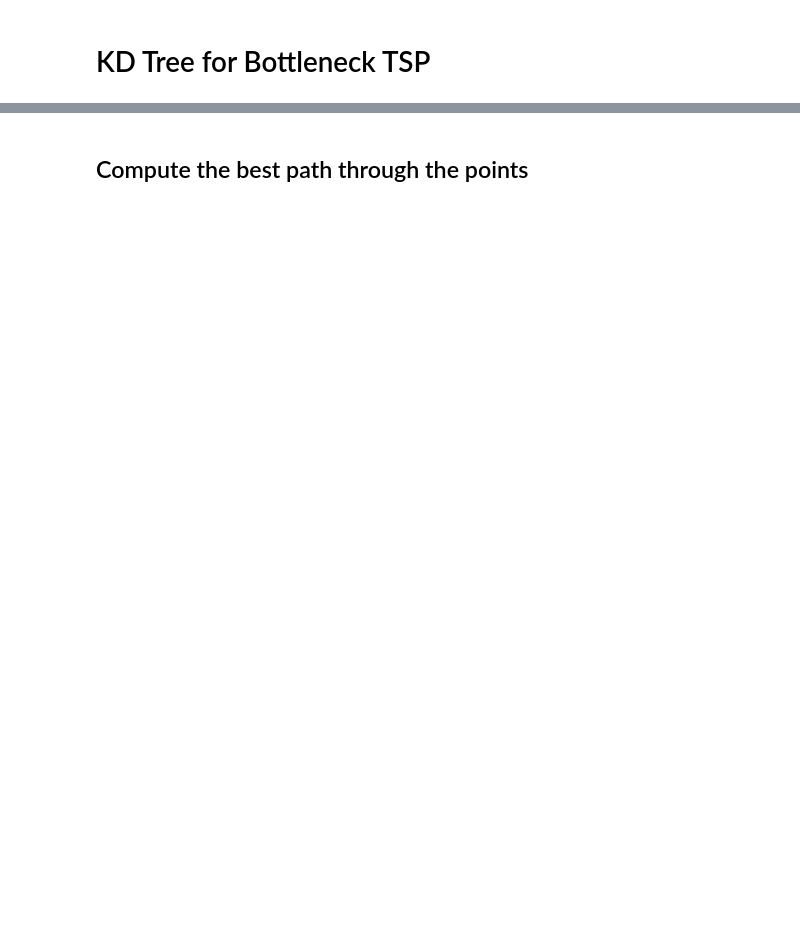
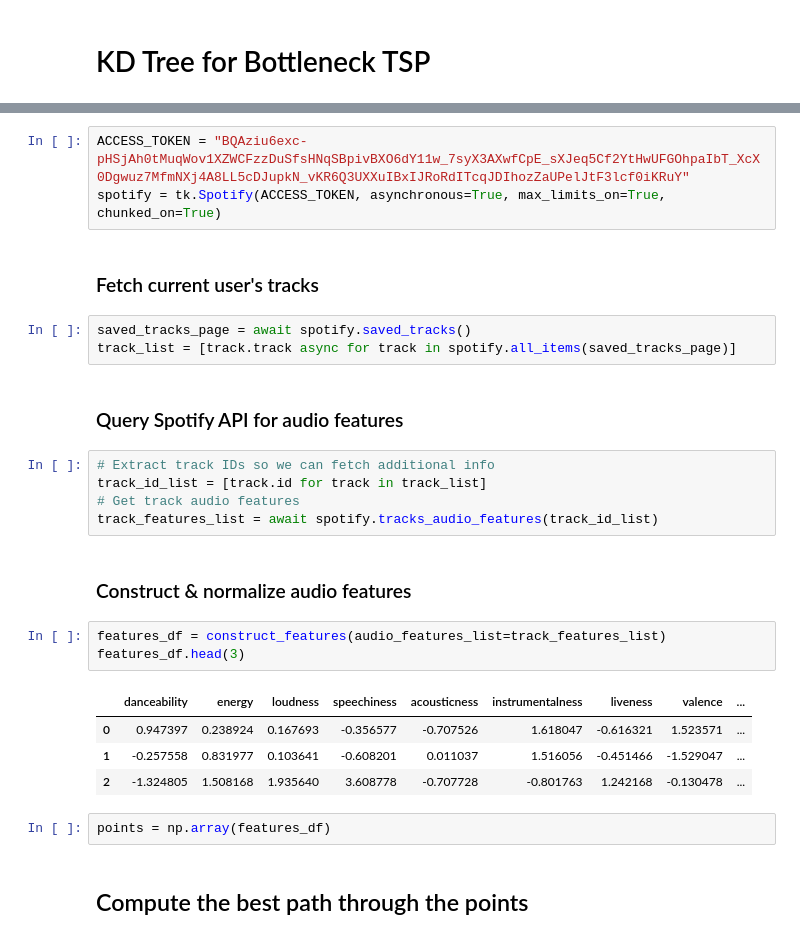
Before and after one commit to tasercake/smoothify, a Jupyter notebook: smoothify/notebooks/K-D Tree.ipynb, the cells around one changed output, grey strips where cells are left out. Drawn from its saved outputs; the diff is of its cells as text; blank space fills up the shorter version.

```diff
--- a/smoothify/notebooks/K-D Tree.ipynb
+++ b/smoothify/notebooks/K-D Tree.ipynb
@@ -33,2 +12,29 @@ points = np.array(df)
+# %%
+ACCESS_TOKEN = "BQAziu6exc-pHSjAh0tMuqWov1XZWCFzzDuSfsHNqSBpivBXO6dY11w_7syX3AXwfCpE_sXJeq5Cf2YtHwUFGOhpaIbT_XcX0Dgwuz7MfmNXj4A8LL5cDJupkN_vKR6Q3UXXuIBxIJRoRdITcqJDIhozZaUPelJtF3lcf0iKRuY"
+spotify = tk.Spotify(ACCESS_TOKEN, asynchronous=True, max_limits_on=True, chunked_on=True)
+# %% [markdown]
+### Fetch current user's tracks
+# %%
+saved_tracks_page = await spotify.saved_tracks()
+track_list = [track.track async for track in spotify.all_items(saved_tracks_page)]
+# %% [markdown]
+### Query Spotify API for audio features
+# %%
+# Extract track IDs so we can fetch additional info
+track_id_list = [track.id for track in track_list]
+# Get track audio features
+track_features_list = await spotify.tracks_audio_features(track_id_list)
+# %% [markdown]
+### Construct & normalize audio features
+# %%
+features_df = construct_features(audio_features_list=track_features_list)
+features_df.head(3)
+# %% [output]
+|  | danceability | energy | loudness | speechiness | acousticness | instrumentalness | liveness | valence | ... |
+| 0 | 0.947397 | 0.238924 | 0.167693 | -0.356577 | -0.707526 | 1.618047 | -0.616321 | 1.523571 | ... |
+| 1 | -0.257558 | 0.831977 | 0.103641 | -0.608201 | 0.011037 | 1.516056 | -0.451466 | -1.529047 | ... |
+| 2 | -1.324805 | 1.508168 | 1.935640 | 3.608778 | -0.707728 | -0.801763 | 1.242168 | -0.130478 | ... |
+# %%
+points = np.array(features_df)
 # %% [markdown]
 ## Compute the best path through the points
```
Also changed, not shown: parts of 11 cells of this notebook, 3 other files.
